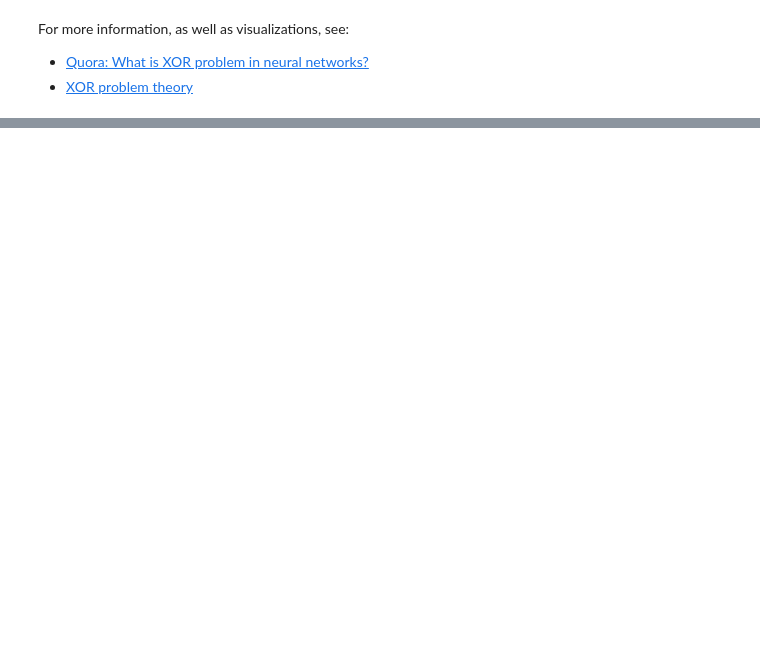
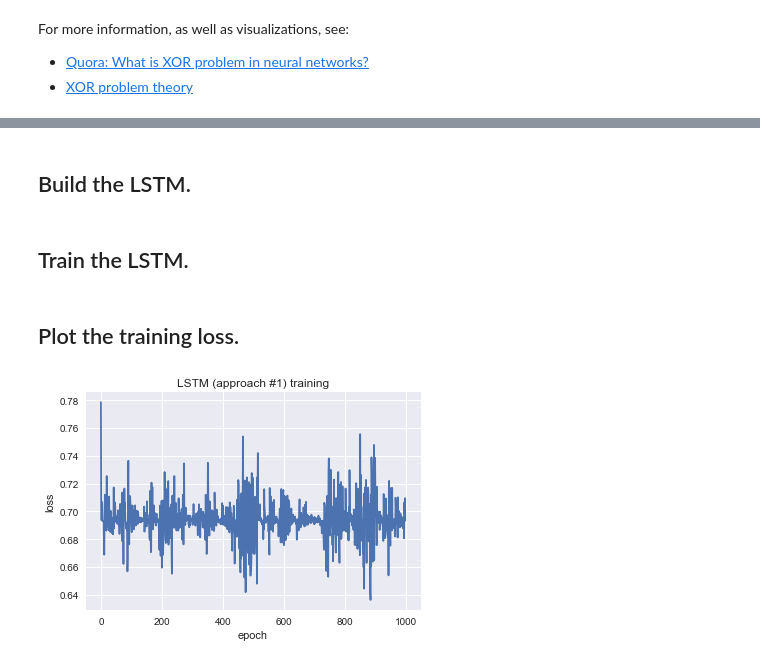
Before and after one commit to jkarimi91/deepxor, a Jupyter notebook: main.ipynb, the cells around one changed output, grey strips where cells are left out. Cells and saved outputs as stored; diff of their text form; code cells hidden in the pictures; blank space fills up the shorter version.

```diff
--- a/main.ipynb
+++ b/main.ipynb
@@ -371,0 +245,3 @@ help(LSTM)
+# %%
+# Create binary sequences of length 50.
+inputs, outputs = create_data(fixed_seq_len=True)
@@ -371,0 +259,48 @@ help(LSTM)
+# %% [markdown]
+## Build the LSTM.
+# %%
+class Model(nn.Module):
+    def __init__(self):
+        super(Model, self).__init__()
+        self.LSTM = nn.LSTM(input_size=1, hidden_size=1, num_layers=1, batch_first=True)
+        self.Linear = nn.Linear(in_features=1, out_features=1)
+        self.Sigmoid = nn.Sigmoid()
+
+    def forward(self, inputs):
+        outputs, _ = self.LSTM(inputs)
+        outputs = self.Linear(outputs[:, -1])
+        return self.Sigmoid(outputs)
+# %% [markdown]
+## Train the LSTM.
+# %%
+num_iters = 1000
+
+model = Model()
+losses = []
+loss_fxn = nn.BCELoss()
+optimizer = optim.RMSprop(model.parameters())
+
+for i, batch in enumerate(dataset):
+    if i == num_iters:
+        break
+
+    inputs, outputs = batch
+    inputs = Variable(inputs, requires_grad=True)
+    outputs = Variable(outputs)
+
+    predictions = model(inputs)
+    loss = loss_fxn(predictions, outputs)
+
+    optimizer.zero_grad()
+    loss.backward()
+    optimizer.step()
+
+    losses.append(loss.data[0])
+# %% [markdown]
+## Plot the training loss.
+# %%
+# Plot losses
+title = 'LSTM (approach #1) training'
+create_loss_plot(losses, title)
+# %% [output]
+[figure, added]
```
Also changed, not shown: parts of 65 cells of this notebook.
